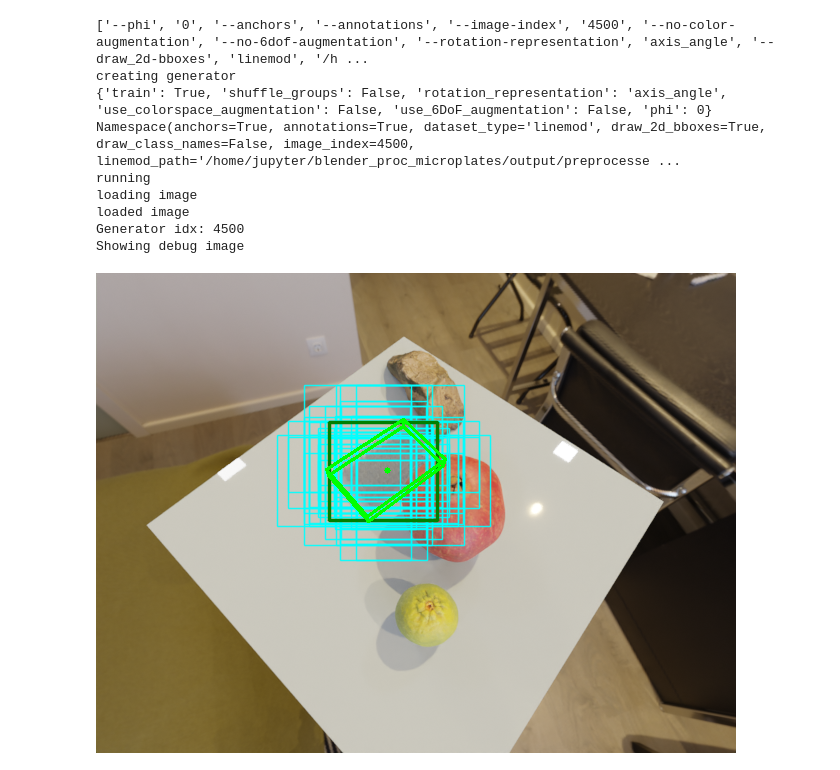
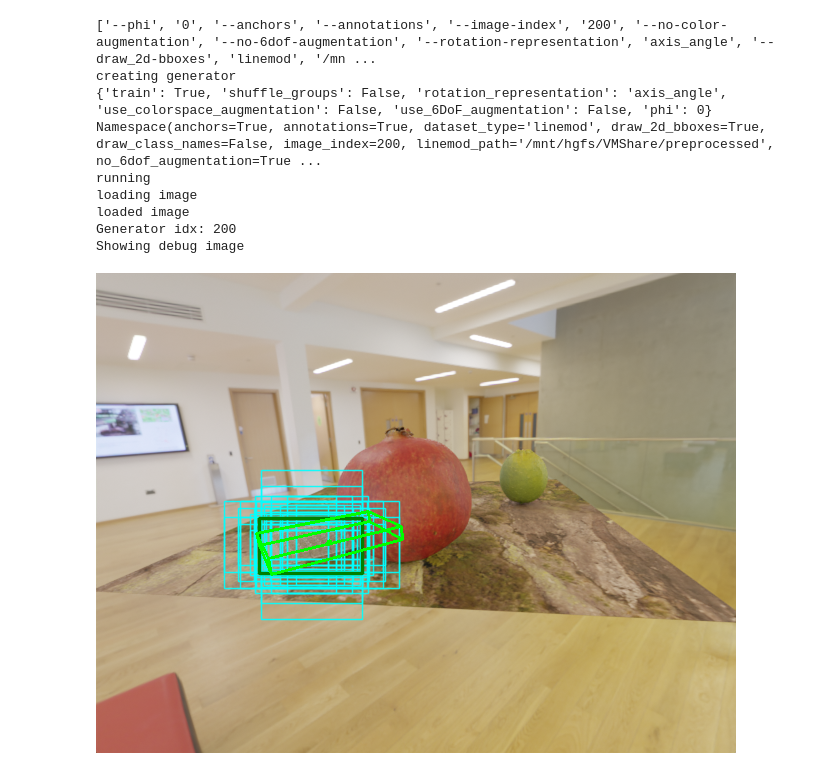
Before and after one commit to uhvogala/EfficientPose, a Jupyter notebook: debug_notebook.ipynb, the cells around one changed output. Drawn from its saved outputs; the diff is of its cells as text; code cells hidden in the pictures.

```diff
--- a/debug_notebook.ipynb
+++ b/debug_notebook.ipynb
@@ -5,27 +5,27 @@
 # %%
 
 import debug
 
 debug.main([
     "--phi", "0",
     "--anchors",
     "--annotations",
-    "--image-index", "4500",
+    "--image-index", "200",
     "--no-color-augmentation",
     "--no-6dof-augmentation",
     "--rotation-representation", "axis_angle",
     "--draw_2d-bboxes",
-    "linemod", "/home/jupyter/blender_proc_microplates/output/preprocessed",
+    "linemod", "/mnt/hgfs/VMShare/preprocessed",
     "--object-id", "42",
 ])
 # %% [output]
-['--phi', '0', '--anchors', '--annotations', '--image-index', '4500', '--no-color-augmentation', '--no-6dof-augmentation', '--rotation-representation', 'axis_angle', '--draw_2d-bboxes', 'linemod', '/h ...
+['--phi', '0', '--anchors', '--annotations', '--image-index', '200', '--no-color-augmentation', '--no-6dof-augmentation', '--rotation-representation', 'axis_angle', '--draw_2d-bboxes', 'linemod', '/mn ...
 creating generator
 {'train': True, 'shuffle_groups': False, 'rotation_representation': 'axis_angle', 'use_colorspace_augmentation': False, 'use_6DoF_augmentation': False, 'phi': 0}
-Namespace(anchors=True, annotations=True, dataset_type='linemod', draw_2d_bboxes=True, draw_class_names=False, image_index=4500, linemod_path='/home/jupyter/blender_proc_microplates/output/preprocesse ...
+Namespace(anchors=True, annotations=True, dataset_type='linemod', draw_2d_bboxes=True, draw_class_names=False, image_index=200, linemod_path='/mnt/hgfs/VMShare/preprocessed', no_6dof_augmentation=True ...
 running
 loading image
 loaded image
-Generator idx: 4500
+Generator idx: 200
 Showing debug image
-[figure, old version]
+[figure, new version]
```
Also changed, not shown: parts of 1 cell of this notebook, 4 other files.
